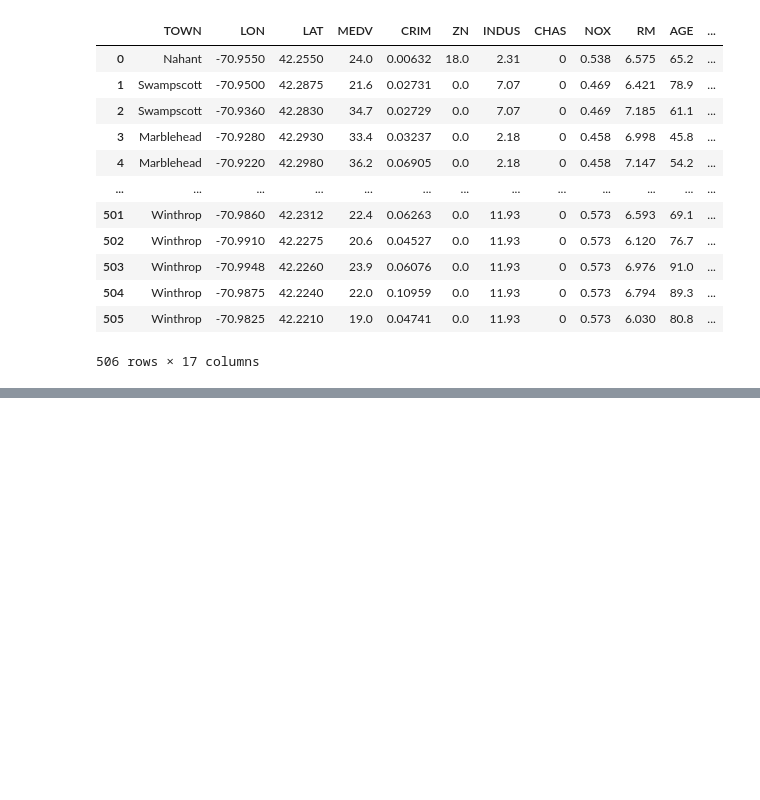
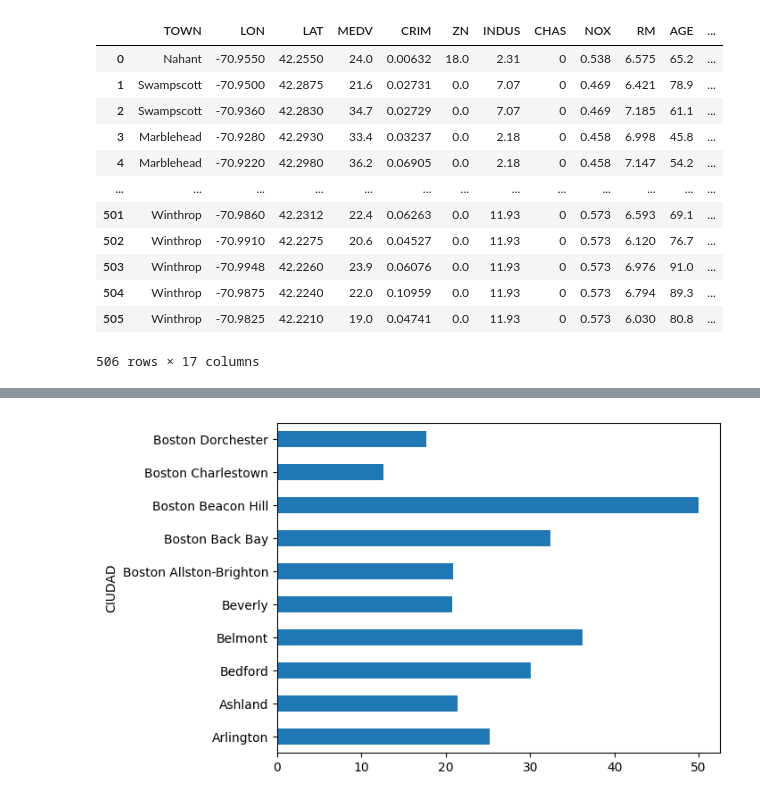
Before and after one commit to Sequro/IntroAD, a Jupyter notebook: LabGraficos2024.ipynb, the cells around one changed output, grey strips where cells are left out. Cells and saved outputs as stored; diff of their text form; code cells hidden in the pictures; blank space fills up the shorter version.

```diff
--- a/LabGraficos2024.ipynb
+++ b/LabGraficos2024.ipynb
@@ -49,0 +60,6 @@ df
+# %%
+valor_por_ciudad=df.groupby('CIUDAD')['VALOR_MEDIANO'].mean()
+valor_por_ciudad.head(10).plot.barh()
+plt.show()
+# %% [output]
+[figure, added]
```
Also changed, not shown: parts of 4 cells of this notebook.
